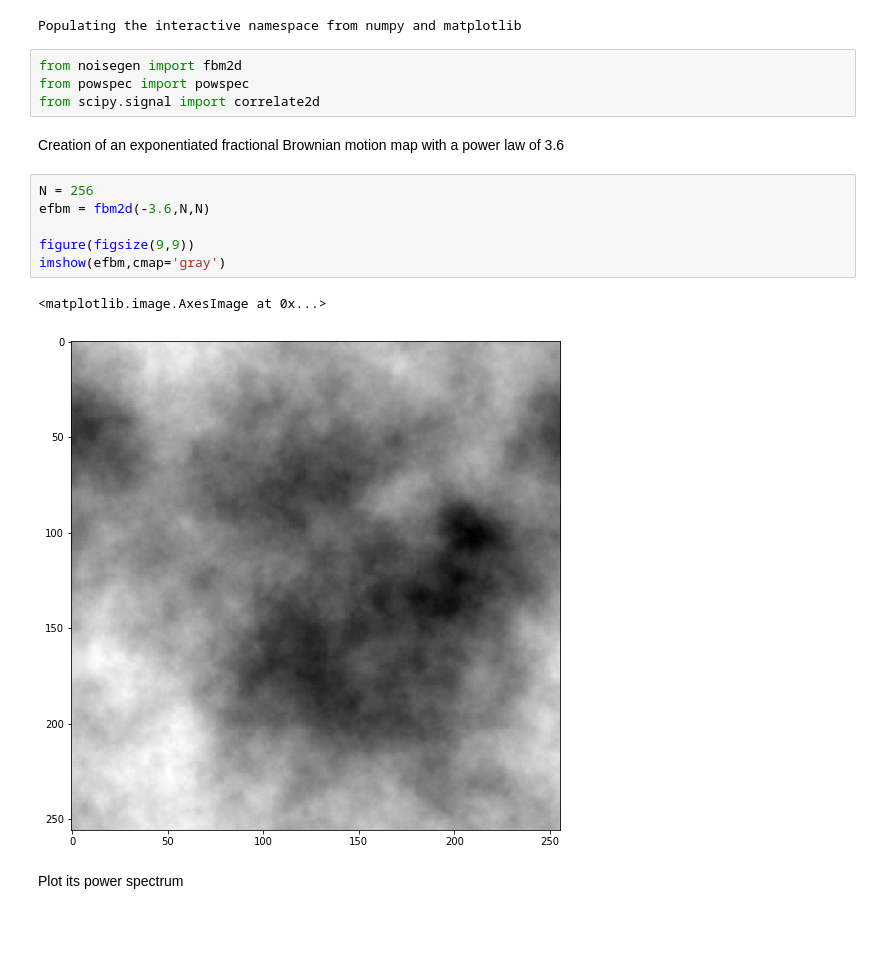
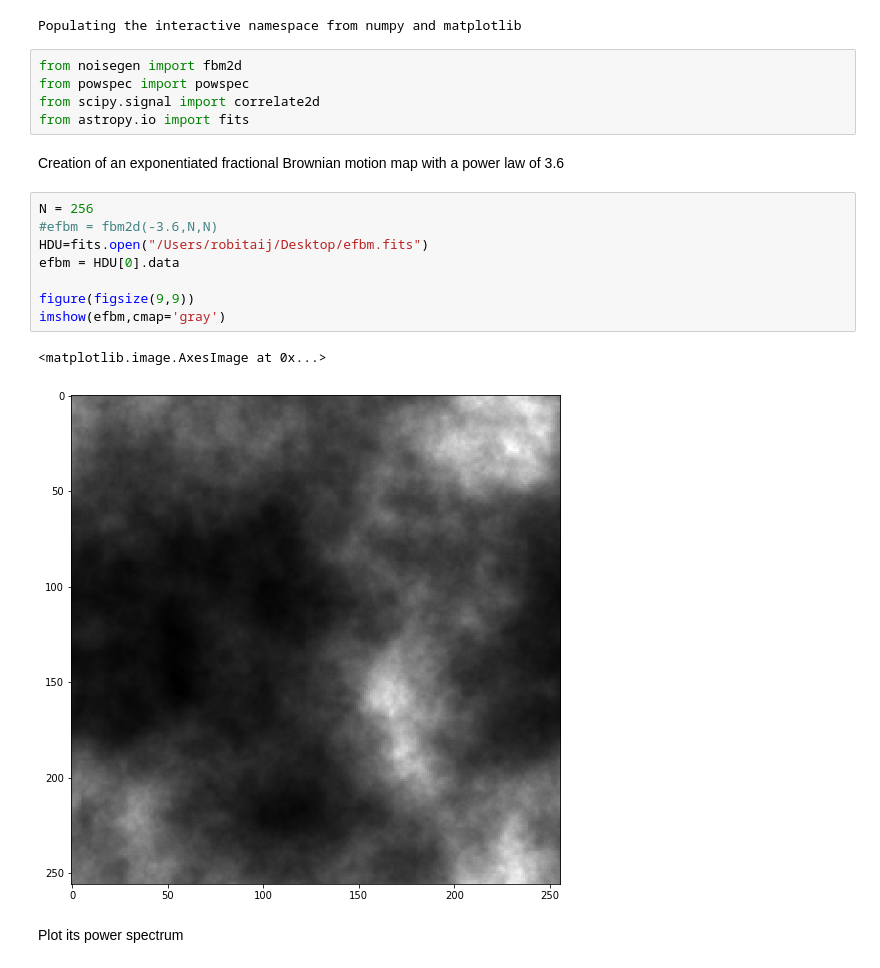
Before and after one commit to hoangducthuong/notebooks, a Jupyter notebook: autocorrelation.ipynb, the cells around one changed output. Cells and saved outputs as stored; diff of their text form; blank space fills up the shorter version.

```diff
--- a/autocorrelation.ipynb
+++ b/autocorrelation.ipynb
@@ -11,17 +11,20 @@ Populating the interactive namespace from numpy and matplotlib
 from noisegen import fbm2d
 from powspec import powspec
 from scipy.signal import correlate2d
+from astropy.io import fits
 # %% [markdown]
 Creation of an exponentiated fractional Brownian motion map with a power law of 3.6
 # %%
 N = 256
-efbm = fbm2d(-3.6,N,N)
+#efbm = fbm2d(-3.6,N,N)
+HDU=fits.open("/Users/robitaij/Desktop/efbm.fits")
+efbm = HDU[0].data
 
 figure(figsize(9,9))
 imshow(efbm,cmap='gray')
 # %% [output]
 <matplotlib.image.AxesImage at 0x...>
-[figure, old version]
+[figure, new version]
 # %% [markdown]
 Plot its power spectrum
 # %%
```
Also changed, not shown: parts of 8 cells of this notebook.
